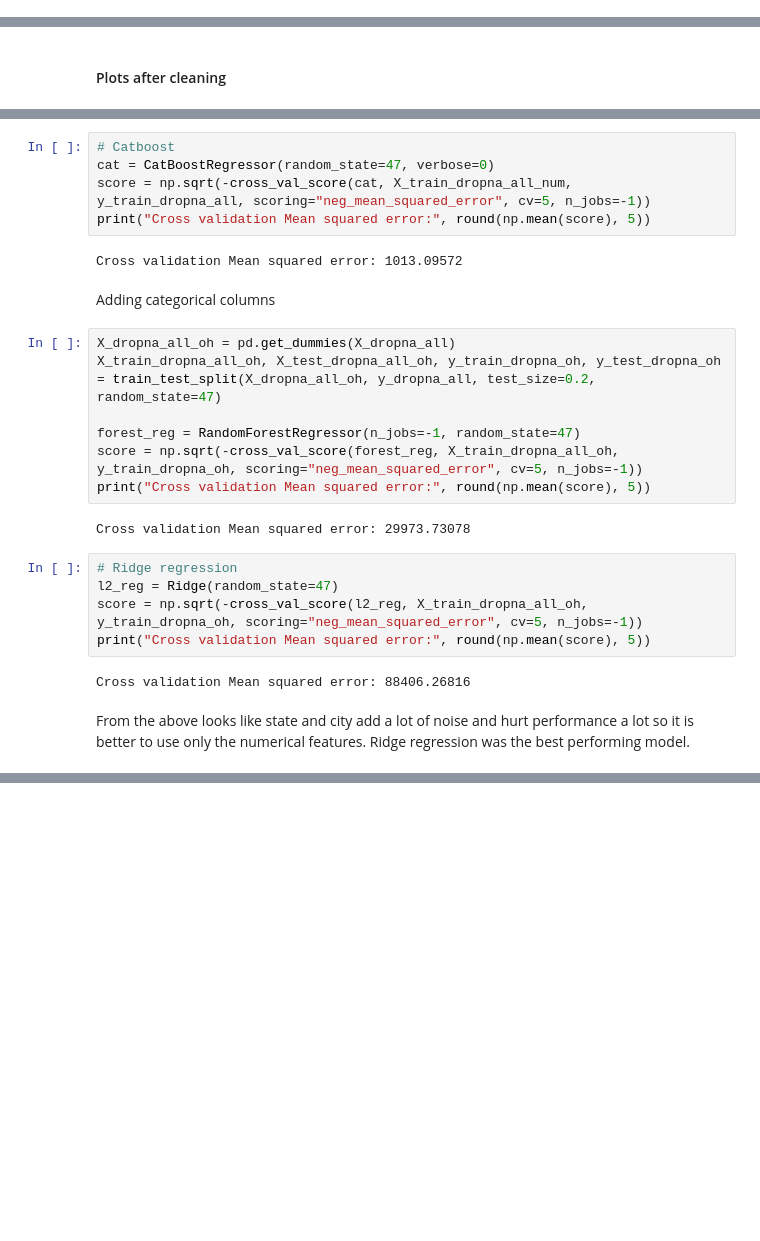
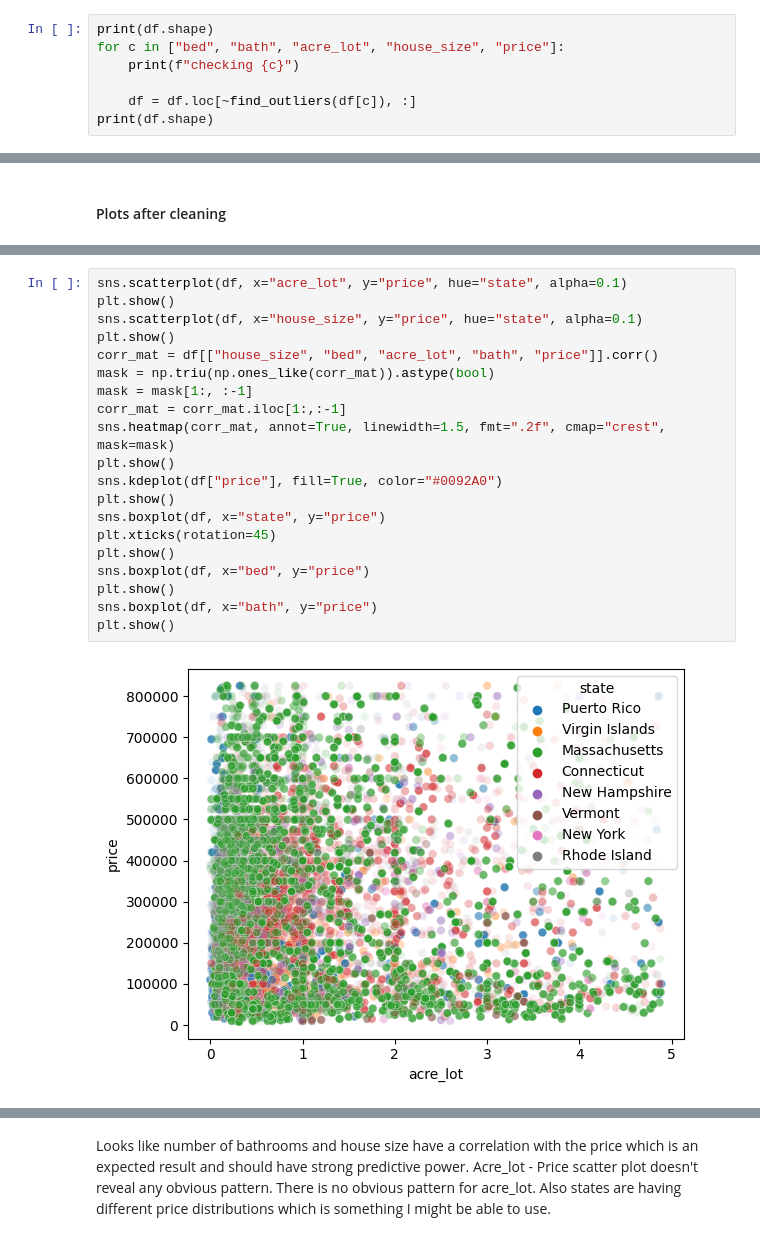
Before and after one commit to antonisgiann/ml_with_scikit-learn, a Jupyter notebook: Regression/usa-real-estate-dataset/notebook.ipynb, the cells around one changed output, grey strips where cells are left out. Saved outputs shown, nothing was run; the diff lists cells and outputs as text; blank space fills up the shorter version.

```diff
--- a/Regression/usa-real-estate-dataset/notebook.ipynb
+++ b/Regression/usa-real-estate-dataset/notebook.ipynb
@@ -168,0 +159,7 @@ Found 1683 outliers
+# %%
+print(df.shape)
+for c in ["bed", "bath", "acre_lot", "house_size", "price"]:
+    print(f"checking {c}")
+
+    df = df.loc[~find_outliers(df[c]), :]
+print(df.shape)
@@ -225,27 +181,22 @@ Cross validation Mean squared error: 0.0
-# %%
-# Catboost
-cat = CatBoostRegressor(random_state=47, verbose=0)
-score = np.sqrt(-cross_val_score(cat, X_train_dropna_all_num, y_train_dropna_all, scoring="neg_mean_squared_error", cv=5, n_jobs=-1))
-print("Cross validation Mean squared error:", round(np.mean(score), 5))
-# %% [output]
-Cross validation Mean squared error: 1013.09572
-# %% [markdown]
-Adding categorical columns
-# %%
-X_dropna_all_oh = pd.get_dummies(X_dropna_all)
-X_train_dropna_all_oh, X_test_dropna_all_oh, y_train_dropna_oh, y_test_dropna_oh = train_test_split(X_dropna_all_oh, y_dropna_all, test_size=0.2, random_state=47)
-
-forest_reg = RandomForestRegressor(n_jobs=-1, random_state=47)
-score = np.sqrt(-cross_val_score(forest_reg, X_train_dropna_all_oh, y_train_dropna_oh, scoring="neg_mean_squared_error", cv=5, n_jobs=-1))
-print("Cross validation Mean squared error:", round(np.mean(score), 5))
-# %% [output]
-Cross validation Mean squared error: 29973.73078
-# %%
-# Ridge regression
-l2_reg = Ridge(random_state=47)
-score = np.sqrt(-cross_val_score(l2_reg, X_train_dropna_all_oh, y_train_dropna_oh, scoring="neg_mean_squared_error", cv=5, n_jobs=-1))
-print("Cross validation Mean squared error:", round(np.mean(score), 5))
-# %% [output]
-Cross validation Mean squared error: 88406.26816
-# %% [markdown]
-From the above looks like state and city add a lot of noise and hurt performance a lot so it is better to use only the numerical features. Ridge regression was the best performing model.
+# %%
+sns.scatterplot(df, x="acre_lot", y="price", hue="state", alpha=0.1)
+plt.show()
+sns.scatterplot(df, x="house_size", y="price", hue="state", alpha=0.1)
+plt.show()
+corr_mat = df[["house_size", "bed", "acre_lot", "bath", "price"]].corr()
+mask = np.triu(np.ones_like(corr_mat)).astype(bool)
+mask = mask[1:, :-1]
+corr_mat = corr_mat.iloc[1:,:-1]
+sns.heatmap(corr_mat, annot=True, linewidth=1.5, fmt=".2f", cmap="crest", mask=mask)
+plt.show()
+sns.kdeplot(df["price"], fill=True, color="#0092A0")
+plt.show()
+sns.boxplot(df, x="state", y="price")
+plt.xticks(rotation=45)
+plt.show()
+sns.boxplot(df, x="bed", y="price")
+plt.show()
+sns.boxplot(df, x="bath", y="price")
+plt.show()
+# %% [output]
+[figure, added]
@@ -251,0 +209,3 @@ From the above looks like state and city add a lot of noise and hurt performance
+# %% [markdown]
+Looks like number of bathrooms and house size have a correlation with the price which is an expected result and should have strong predictive power.
+Acre_lot - Price scatter plot doesn't reveal any obvious pattern. There is no obvious pattern for acre_lot. Also states are having different price distributions which is something I might be able to use.
```
Also changed, not shown: parts of 59 cells of this notebook.
